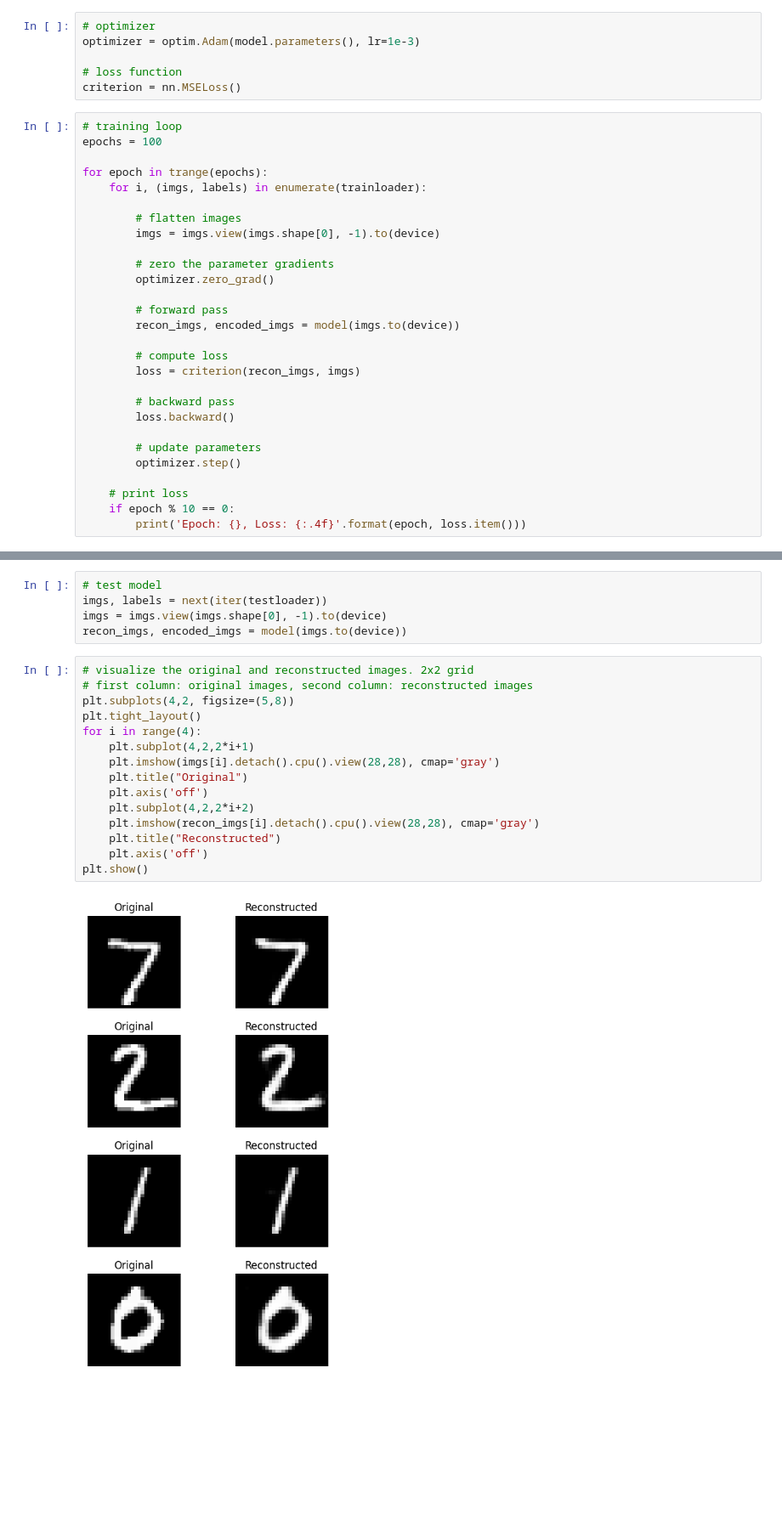
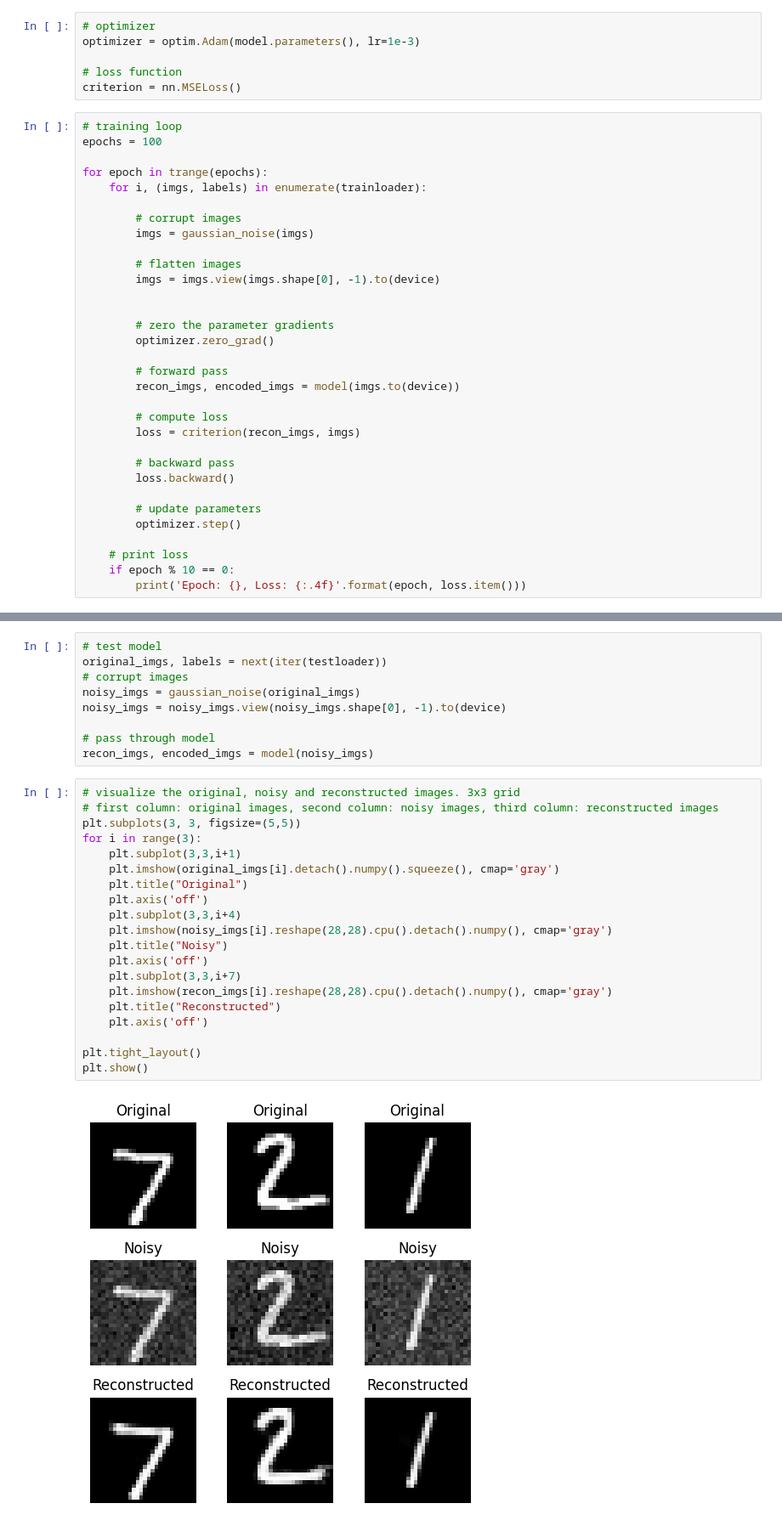
Before and after one commit to mijanr/Synthesis-Studio, a Jupyter notebook: AE_VAEs/notebooks/denoising_AE.ipynb, the cells around one changed output, grey strips where cells are left out. Shown at 85% size. Cells and saved outputs as stored; diff of their text form; blank space fills up the shorter version.

Commit message:
model trained and orig, noisy, reconstructed data plotted

```diff
--- a/AE_VAEs/notebooks/denoising_AE.ipynb
+++ b/AE_VAEs/notebooks/denoising_AE.ipynb
@@ -104,8 +104,12 @@ epochs = 100
 for epoch in trange(epochs):
     for i, (imgs, labels) in enumerate(trainloader):
 
+        # corrupt images
+        imgs = gaussian_noise(imgs)
+
         # flatten images
         imgs = imgs.view(imgs.shape[0], -1).to(device)
+
 
         # zero the parameter gradients
         optimizer.zero_grad()
@@ -139,22 +143,31 @@ Epoch: 90, Loss: 0.0047
 # %%
 # test model
-imgs, labels = next(iter(testloader))
-imgs = imgs.view(imgs.shape[0], -1).to(device)
-recon_imgs, encoded_imgs = model(imgs.to(device))
+original_imgs, labels = next(iter(testloader))
+# corrupt images
+noisy_imgs = gaussian_noise(original_imgs)
+noisy_imgs = noisy_imgs.view(noisy_imgs.shape[0], -1).to(device)
+
+# pass through model
+recon_imgs, encoded_imgs = model(noisy_imgs)
 # %%
-# visualize the original and reconstructed images. 2x2 grid
-# first column: original images, second column: reconstructed images
-plt.subplots(4,2, figsize=(5,8))
-plt.tight_layout()
-for i in range(4):
-    plt.subplot(4,2,2*i+1)
-    plt.imshow(imgs[i].detach().cpu().view(28,28), cmap='gray')
+# visualize the original, noisy and reconstructed images. 3x3 grid
+# first column: original images, second column: noisy images, third column: reconstructed images
+plt.subplots(3, 3, figsize=(5,5))
+for i in range(3):
+    plt.subplot(3,3,i+1)
+    plt.imshow(original_imgs[i].detach().numpy().squeeze(), cmap='gray')
     plt.title("Original")
     plt.axis('off')
-    plt.subplot(4,2,2*i+2)
-    plt.imshow(recon_imgs[i].detach().cpu().view(28,28), cmap='gray')
+    plt.subplot(3,3,i+4)
+    plt.imshow(noisy_imgs[i].reshape(28,28).cpu().detach().numpy(), cmap='gray')
+    plt.title("Noisy")
+    plt.axis('off')
+    plt.subplot(3,3,i+7)
+    plt.imshow(recon_imgs[i].reshape(28,28).cpu().detach().numpy(), cmap='gray')
     plt.title("Reconstructed")
     plt.axis('off')
+
+plt.tight_layout()
 plt.show()
 # %% [output]
-[figure, old version]
+[figure, new version]
```
Also changed, not shown: parts of 6 cells of this notebook.
